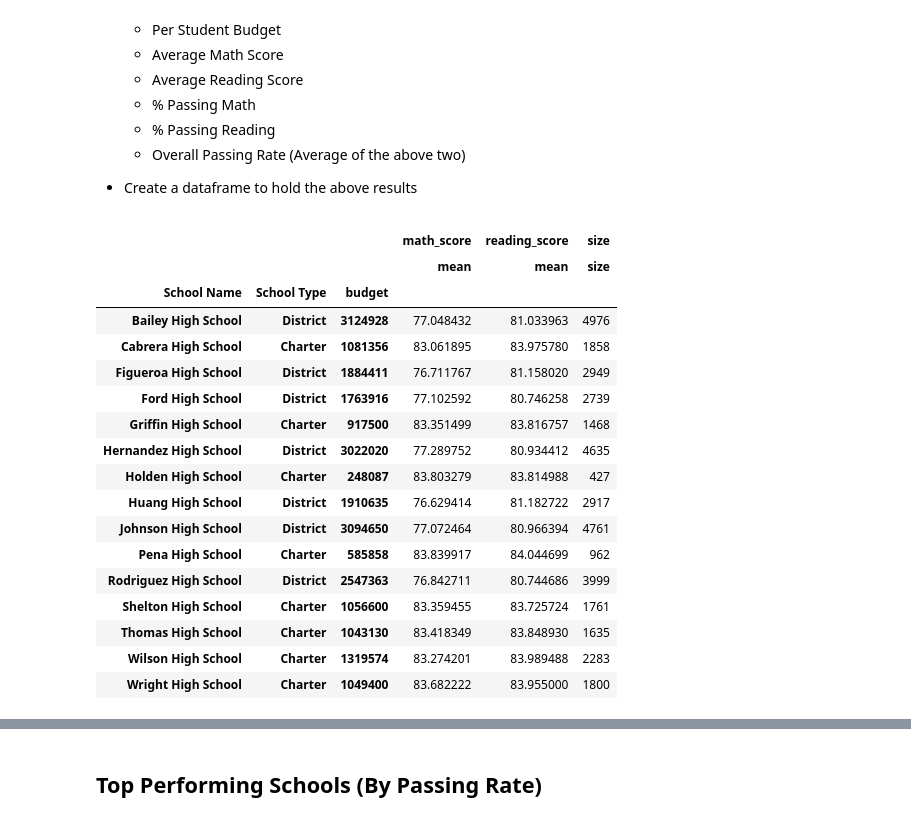
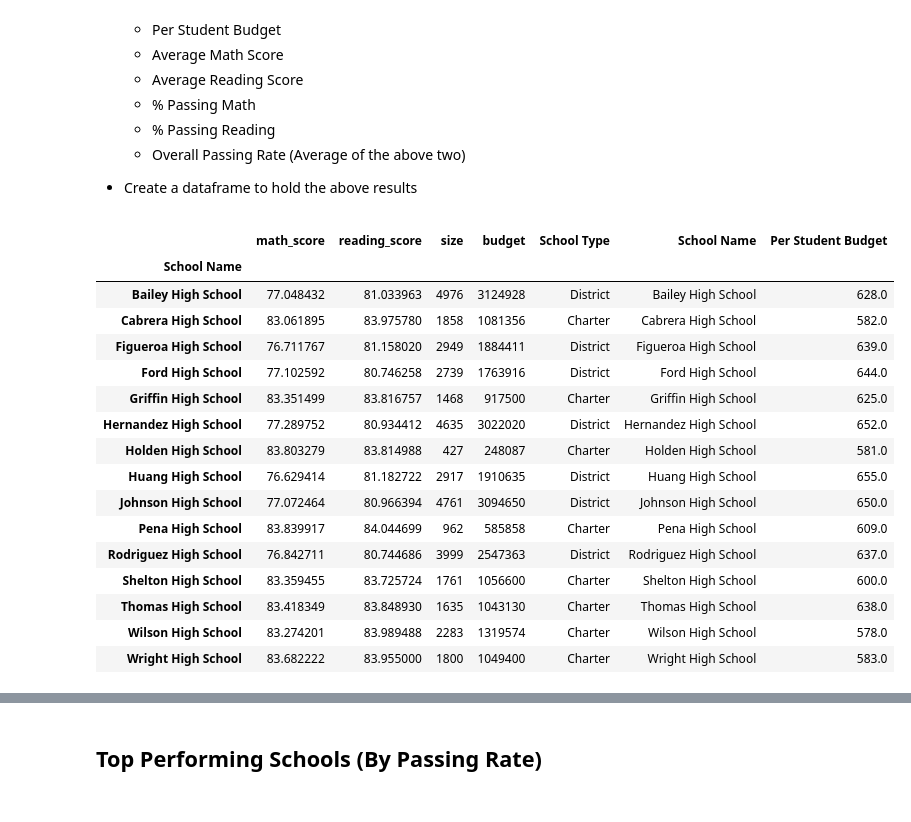
Before and after one commit to Riicha/Pandas, a Jupyter notebook: PyCitySchools.ipynb, the cells around one changed output, grey strips where cells are left out. Drawn from its saved outputs; the diff is of its cells as text; code cells hidden in the pictures.

Commit message:
Add files via upload
more operations on the data set

```diff
--- a/PyCitySchools.ipynb
+++ b/PyCitySchools.ipynb
@@ -100,27 +100,31 @@ District_Summary_Dataframe
 
 * Create a dataframe to hold the above results
 # %%
-School_Summary = school_data_complete.groupby(["School Name","School Type","budget"]).agg({'math_score': ['mean']
-                                                                                          ,'reading_score':['mean']
-                                                                                        ,'size':['size']})
+School_Summary = school_data_complete.groupby(["School Name"]).agg({'math_score': 'mean'
+                                                                    ,'reading_score':'mean'
+                                                                    ,'size':'size'
+                                                                    ,'budget':'min'
+                                                                    ,'School Type':'min'
+                                                                    ,'School Name': 'min'
+                                                                   })
+
+School_Summary['Per Student Budget'] = School_Summary['budget'] / School_Summary['size']
 School_Summary
-# School_Summary_Scores = school_data_complete.groupby(["School Name","School Type","budget"]).size()
 # %% [output]
-|  |  |  | math_score | reading_score | size |
-|  |  |  | mean | mean | size |
-| School Name | School Type | budget |  |  |  |
-| Bailey High School | District | 3124928 | 77.048432 | 81.033963 | 4976 |
-| Cabrera High School | Charter | 1081356 | 83.061895 | 83.975780 | 1858 |
-| Figueroa High School | District | 1884411 | 76.711767 | 81.158020 | 2949 |
-| Ford High School | District | 1763916 | 77.102592 | 80.746258 | 2739 |
-| Griffin High School | Charter | 917500 | 83.351499 | 83.816757 | 1468 |
-| Hernandez High School | District | 3022020 | 77.289752 | 80.934412 | 4635 |
-| Holden High School | Charter | 248087 | 83.803279 | 83.814988 | 427 |
-| Huang High School | District | 1910635 | 76.629414 | 81.182722 | 2917 |
-| Johnson High School | District | 3094650 | 77.072464 | 80.966394 | 4761 |
-| Pena High School | Charter | 585858 | 83.839917 | 84.044699 | 962 |
-| Rodriguez High School | District | 2547363 | 76.842711 | 80.744686 | 3999 |
-| Shelton High School | Charter | 1056600 | 83.359455 | 83.725724 | 1761 |
-| Thomas High School | Charter | 1043130 | 83.418349 | 83.848930 | 1635 |
-| Wilson High School | Charter | 1319574 | 83.274201 | 83.989488 | 2283 |
-| Wright High School | Charter | 1049400 | 83.682222 | 83.955000 | 1800 |
+|  | math_score | reading_score | size | budget | School Type | School Name | Per Student Budget |
+| School Name |  |  |  |  |  |  |  |
+| Bailey High School | 77.048432 | 81.033963 | 4976 | 3124928 | District | Bailey High School | 628.0 |
+| Cabrera High School | 83.061895 | 83.975780 | 1858 | 1081356 | Charter | Cabrera High School | 582.0 |
+| Figueroa High School | 76.711767 | 81.158020 | 2949 | 1884411 | District | Figueroa High School | 639.0 |
+| Ford High School | 77.102592 | 80.746258 | 2739 | 1763916 | District | Ford High School | 644.0 |
+| Griffin High School | 83.351499 | 83.816757 | 1468 | 917500 | Charter | Griffin High School | 625.0 |
+| Hernandez High School | 77.289752 | 80.934412 | 4635 | 3022020 | District | Hernandez High School | 652.0 |
+| Holden High School | 83.803279 | 83.814988 | 427 | 248087 | Charter | Holden High School | 581.0 |
+| Huang High School | 76.629414 | 81.182722 | 2917 | 1910635 | District | Huang High School | 655.0 |
+| Johnson High School | 77.072464 | 80.966394 | 4761 | 3094650 | District | Johnson High School | 650.0 |
+| Pena High School | 83.839917 | 84.044699 | 962 | 585858 | Charter | Pena High School | 609.0 |
+| Rodriguez High School | 76.842711 | 80.744686 | 3999 | 2547363 | District | Rodriguez High School | 637.0 |
+| Shelton High School | 83.359455 | 83.725724 | 1761 | 1056600 | Charter | Shelton High School | 600.0 |
+| Thomas High School | 83.418349 | 83.848930 | 1635 | 1043130 | Charter | Thomas High School | 638.0 |
+| Wilson High School | 83.274201 | 83.989488 | 2283 | 1319574 | Charter | Wilson High School | 578.0 |
+| Wright High School | 83.682222 | 83.955000 | 1800 | 1049400 | Charter | Wright High School | 583.0 |
```
Also changed, not shown: parts of 7 cells of this notebook.
